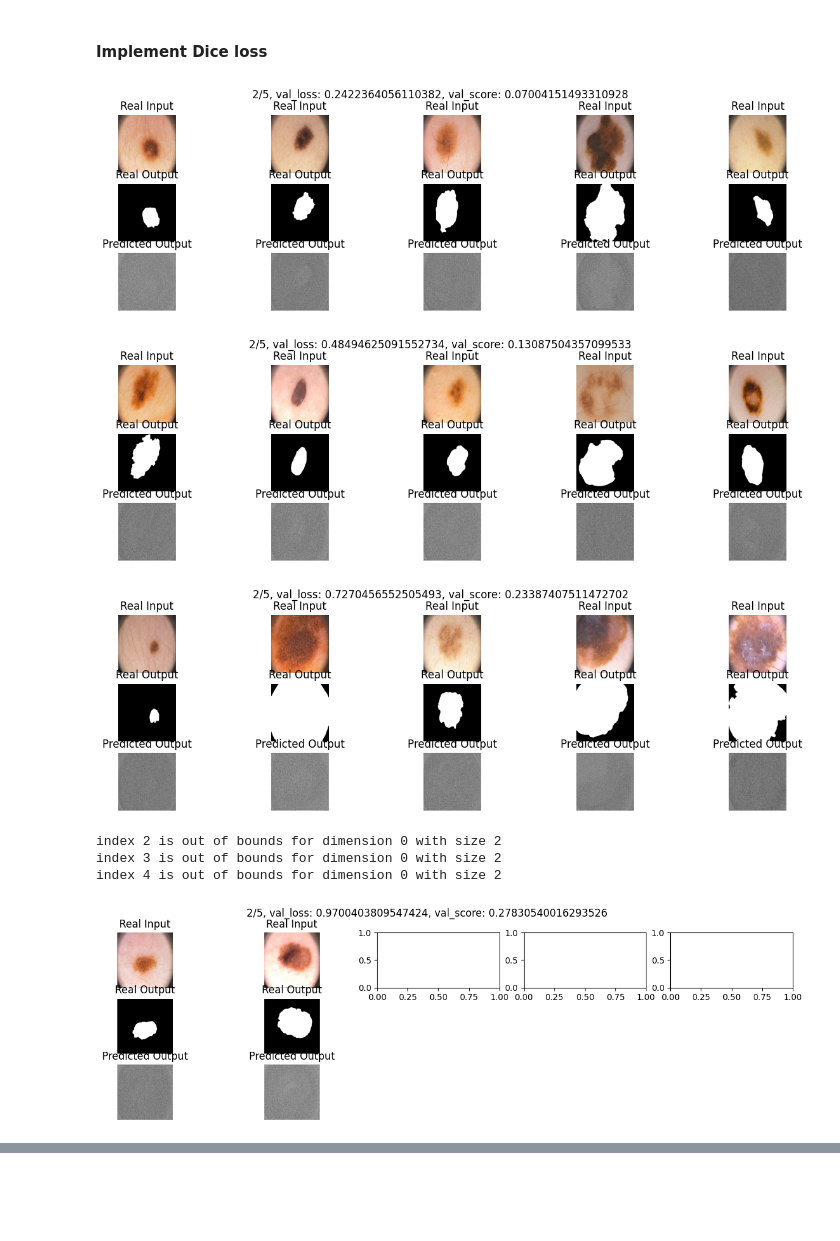
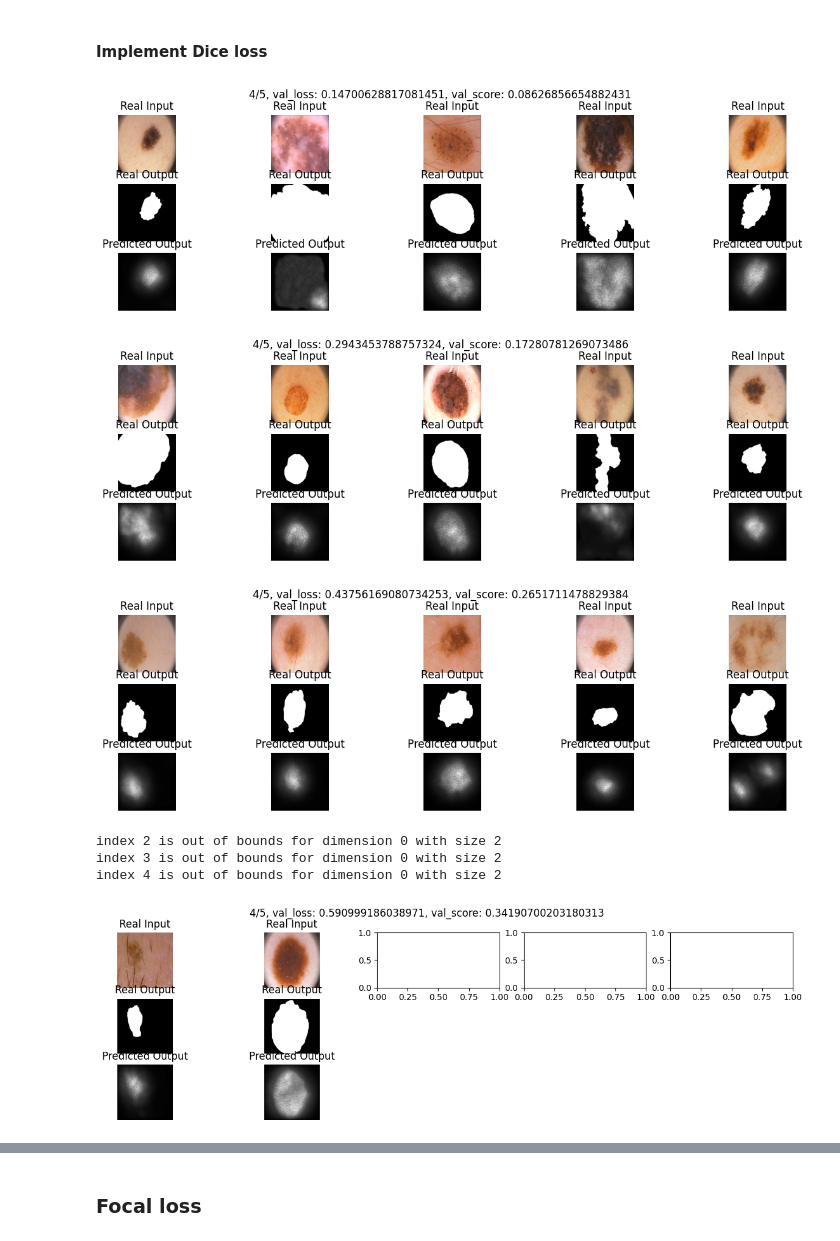
Before and after one commit to Dimildizio/DS_course, a Jupyter notebook: Neural_networks/Convolutions/Semantic_segmentation_dermoscopic.ipynb, the cells around one changed output, grey strips where cells are left out. Cells and saved outputs as stored; diff of their text form; code cells hidden in the pictures; blank space fills up the shorter version.

```diff
--- a/Neural_networks/Convolutions/Semantic_segmentation_dermoscopic.ipynb
+++ b/Neural_networks/Convolutions/Semantic_segmentation_dermoscopic.ipynb
@@ -758,25 +758,26 @@ After we find Dice coefficient we calculate loss $$Loss_{dice} = 1 - Coeff_{Dice
 # %% [markdown]
 #### Implement Dice loss
 # %%
-def dice_loss(predicted, target):
-    intersection = torch.sum(predicted * target)
-    union = torch.sum(predicted) + torch.sum(target)
-    dice_coefficient = (2. * intersection) / (union + intersection)
-    dice_coefficient = torch.clamp(dice_coefficient, 0.0, 1.0)
-    dice_loss = 1 - dice_coefficient
-    return dice_loss
+def dice_loss(predicted, target, eps=1):
+  predicted = torch.sigmoid(predicted)
+  intersection = torch.sum(predicted * target) + eps
+  union = torch.sum(predicted) + torch.sum(target) + eps
+  dice_coefficient = (2. * intersection) / (union + intersection)
+  #dice_coefficient = torch.clamp(dice_coefficient, 0.0, 1.0)
+  dice_loss = 1 - dice_coefficient.mean()
+  return dice_loss
 # %%
 CFG.epochs=5
-CFG.loss = 'dice'
+CFG.loss = lambda: 'dice'
 model = SegNet().to(CFG.device())
 optimizer = torch.optim.AdamW(model.parameters(), lr = CFG.lr, eps=1e-8, weight_decay=1e-6, amsgrad=True)
 scheduler =  torch.optim.lr_scheduler.ExponentialLR(optimizer=optimizer, gamma=0.95)
 segnet = train(model, optimizer, dice_loss, CFG.epochs, data_train, data_val, scheduler)
 # %% [output]
-[figure, old version]
+[figure, new version]
-[figure, old version]
+[figure, new version]
-[figure, old version]
+[figure, new version]
 index 2 is out of bounds for dimension 0 with size 2
 index 3 is out of bounds for dimension 0 with size 2
 index 4 is out of bounds for dimension 0 with size 2
-[figure, old version]
+[figure, new version]
@@ -798,0 +785,2 @@ index 4 is out of bounds for dimension 0 with size 2
+# %% [markdown]
+### Focal loss
```
Also changed, not shown: parts of 9 cells of this notebook.
